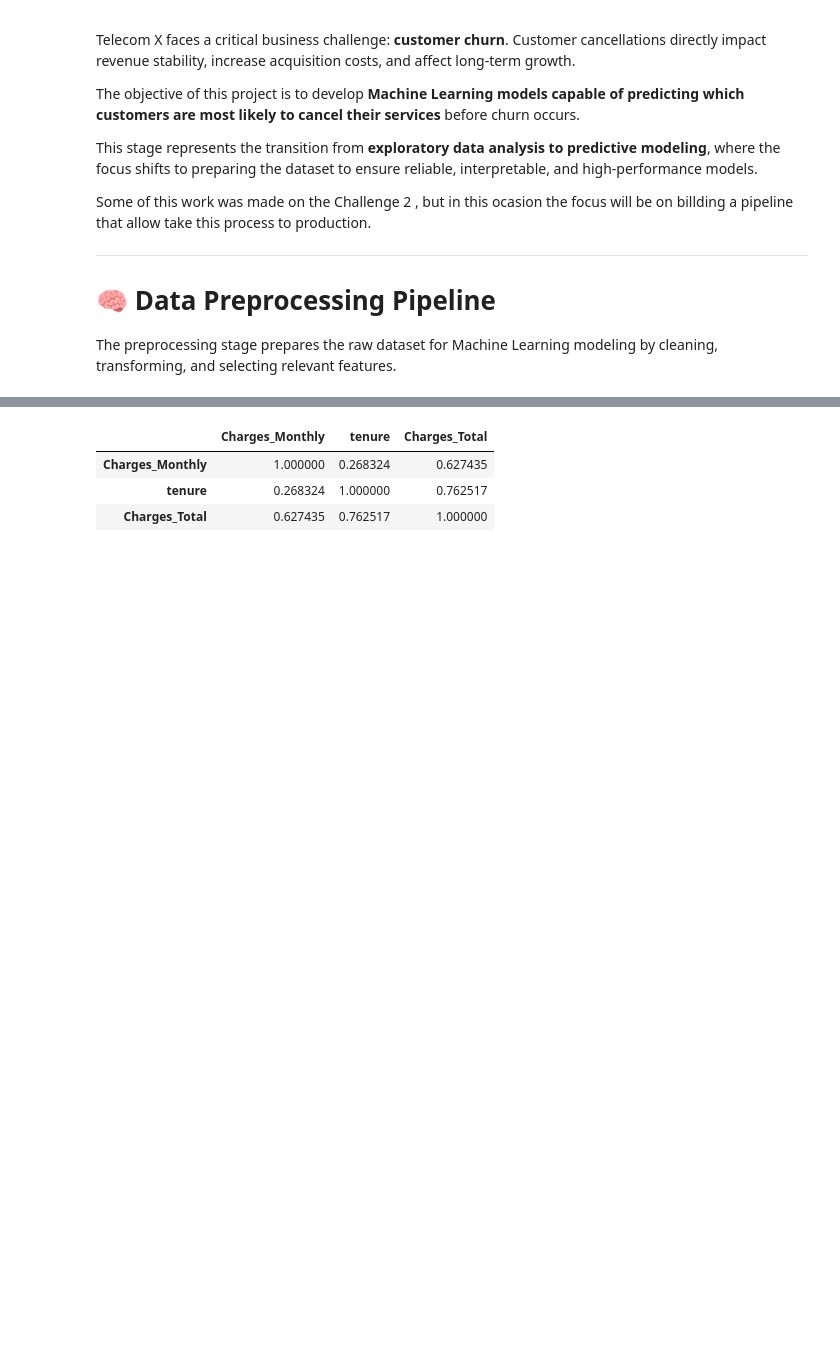
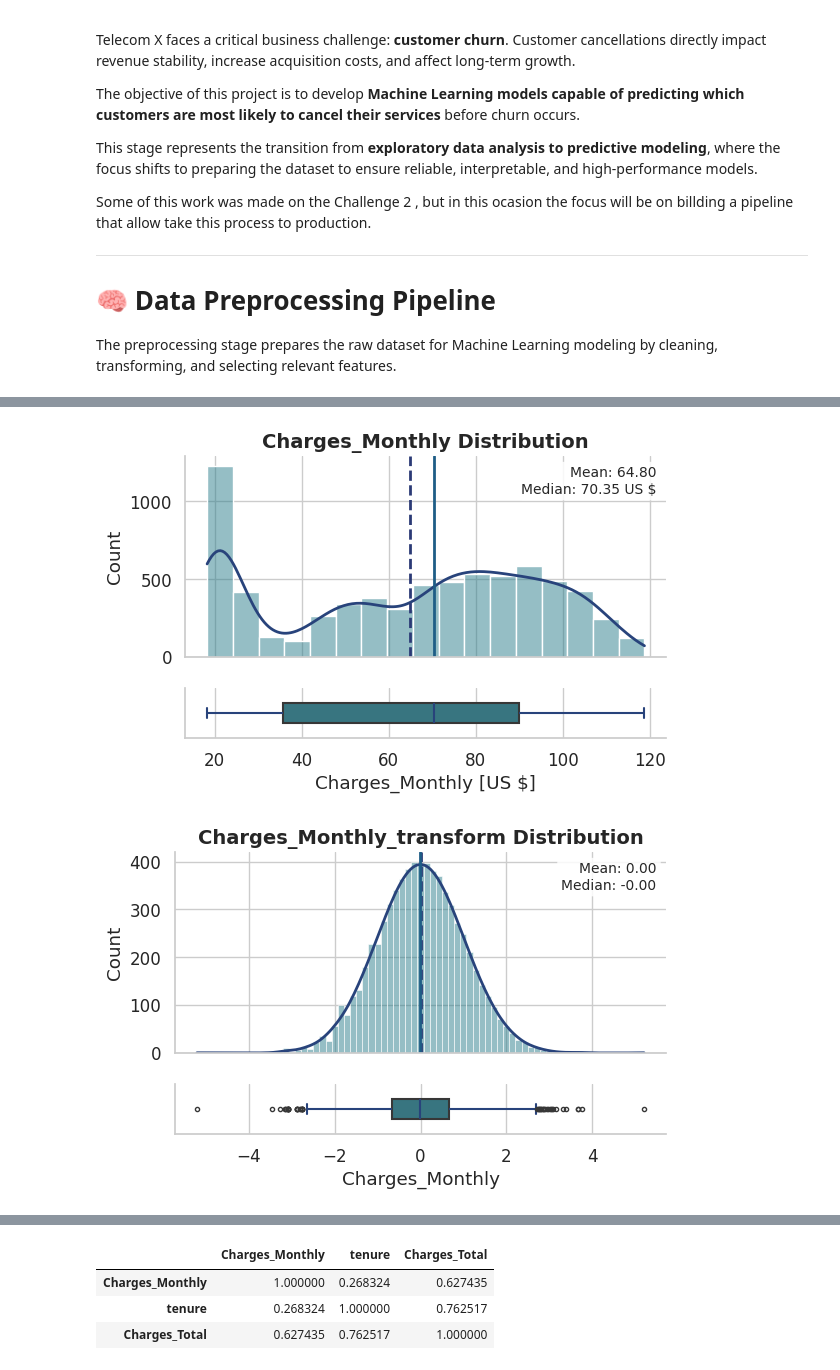
Before and after one commit to JCSR2022/challenge3-data-science-Alura, a Jupyter notebook: data/Data_Preprocessing_Stage.ipynb, the cells around one changed output, grey strips where cells are left out. Saved outputs shown, nothing was run; the diff lists cells and outputs as text; code cells hidden in the pictures; blank space fills up the shorter version.

```diff
--- a/data/Data_Preprocessing_Stage.ipynb
+++ b/data/Data_Preprocessing_Stage.ipynb
@@ -398,0 +513,7 @@ distribution_plot(df_Charges_Monthly_frec, 'Charges_Monthly', 'Charges_Monthly D
+# %%
+Charges_Monthly_quantile_transform = quantile_transformer.fit_transform(X_trans[['Charges_Monthly']])
+df_numeric_features.loc[:,'Charges_Monthly'] =  inspect_preprocessor(quantile_transformer, X_trans[['Charges_Monthly']])
+plot_distributions_comparison(X_trans,quantile_transformer, 'Charges_Monthly')
+# %% [output]
+[figure, added]
+[figure, added]
```
Also changed, not shown: parts of 26 cells of this notebook.
